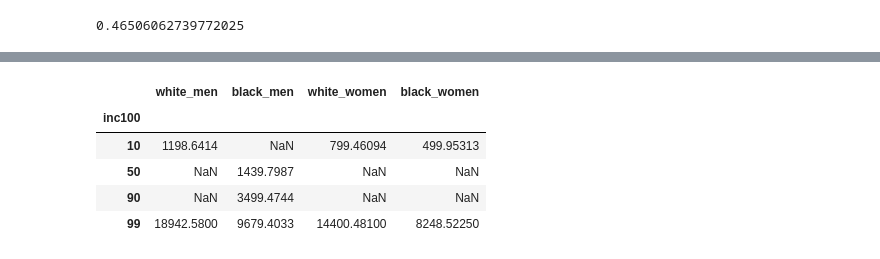
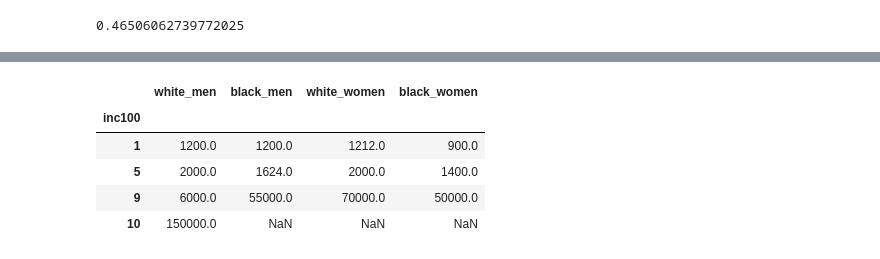
Before and after one commit to pactoPelaEquidade/reports, a Jupyter notebook: black_women/notebooks/2_plots_pnadc.ipynb, the cells around one changed output, grey strips where cells are left out. Cells and saved outputs as stored; diff of their text form; code cells hidden in the pictures.

Commit message:
add table decis

```diff
--- a/black_women/notebooks/2_plots_pnadc.ipynb
+++ b/black_women/notebooks/2_plots_pnadc.ipynb
@@ -176,3 +171,6 @@ df.reset_index(inplace=True)
 # %%
-df.set_index('inc100', inplace=True)
+# df.set_index('inc100', inplace=True)
+# %%
+for col in df.columns:
+    df[col]=same_as_upper(df[col])
 # %%
@@ -222,6 +197,5 @@ df
 # %%
 df=pd.read_csv('/home/dell/Documents/pacto/reports/black_women/data/rendimento_decis.csv')
 
-df = pd.pivot_table(data=df, index=['inc100'], columns=['v2007','v2010'])
-df.columns = ['white_men', 'black_men', 'white_women', 'black_women']
-df
+# df = pd.pivot_table(data=df, index=['inc100'], columns=['v2007','v2010'])
+# df.columns = ['white_men', 'black_men', 'white_women', 'black_women']
@@ -240,0 +216,3 @@ df
+# %%
+for col in df.columns:
+    df[col]=same_as_upper(df[col])
@@ -241,9 +236,9 @@ df
 # %%
-df[[df.index[k] in [10,50,90,99] for k in range(len(df))]]
+df[[df.index[k] in [1,5,9,10] for k in range(len(df))]]
 # %% [output]
 |  | white_men | black_men | white_women | black_women |
 | inc100 |  |  |  |  |
-| 10 | 1198.6414 | NaN | 799.46094 | 499.95313 |
-| 50 | NaN | 1439.7987 | NaN | NaN |
-| 90 | NaN | 3499.4744 | NaN | NaN |
-| 99 | 18942.5800 | 9679.4033 | 14400.48100 | 8248.52250 |
+| 1 | 1200.0 | 1200.0 | 1212.0 | 900.0 |
+| 5 | 2000.0 | 1624.0 | 2000.0 | 1400.0 |
+| 9 | 6000.0 | 55000.0 | 70000.0 | 50000.0 |
+| 10 | 150000.0 | NaN | NaN | NaN |
```
Also changed, not shown: parts of 21 cells of this notebook, 16 other files.
